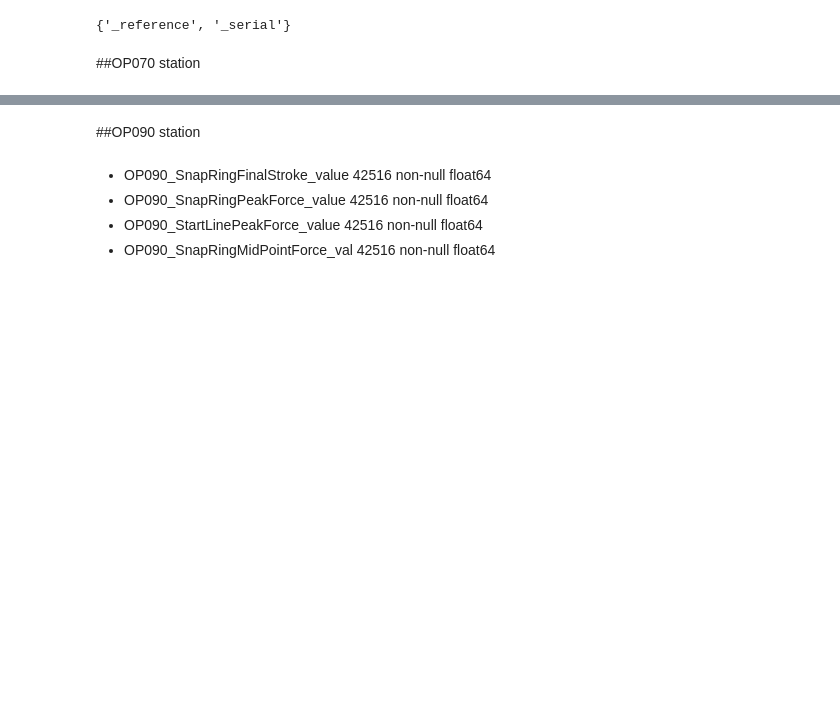
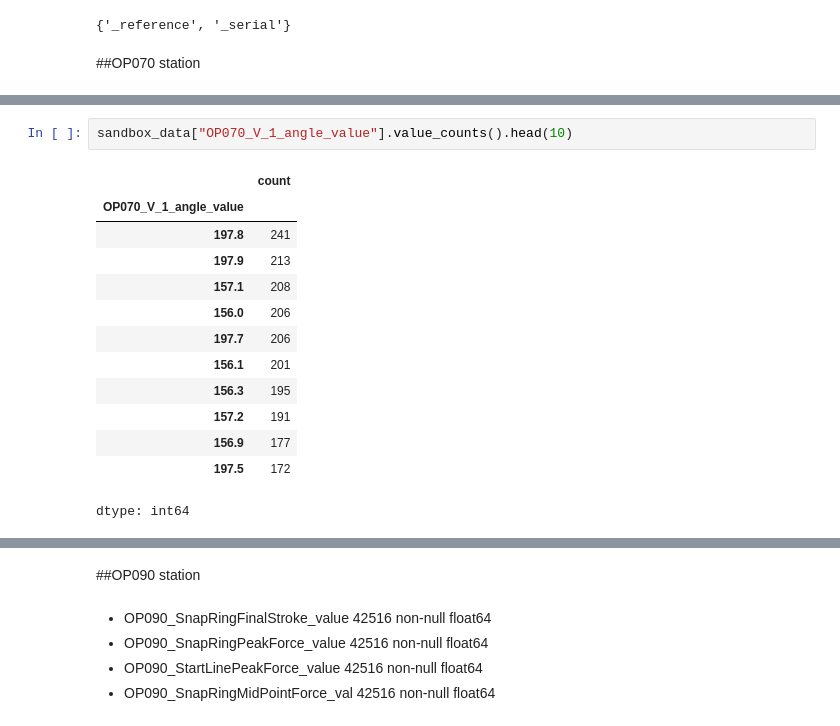
Before and after one commit to dim2s/SAFI, a Jupyter notebook: M06_VALEO_mini_project.ipynb, the cells around one changed output, grey strips where cells are left out. Drawn from its saved outputs; the diff is of its cells as text; blank space fills up the shorter version.

```diff
--- a/M06_VALEO_mini_project.ipynb
+++ b/M06_VALEO_mini_project.ipynb
@@ -201,0 +227,16 @@ features_to_drop
+# %%
+sandbox_data["OP070_V_1_angle_value"].value_counts().head(10)
+# %% [output]
+|  | count |
+| OP070_V_1_angle_value |  |
+| 197.8 | 241 |
+| 197.9 | 213 |
+| 157.1 | 208 |
+| 156.0 | 206 |
+| 197.7 | 206 |
+| 156.1 | 201 |
+| 156.3 | 195 |
+| 157.2 | 191 |
+| 156.9 | 177 |
+| 197.5 | 172 |
+dtype: int64
```
Also changed, not shown: parts of 8 cells of this notebook.
